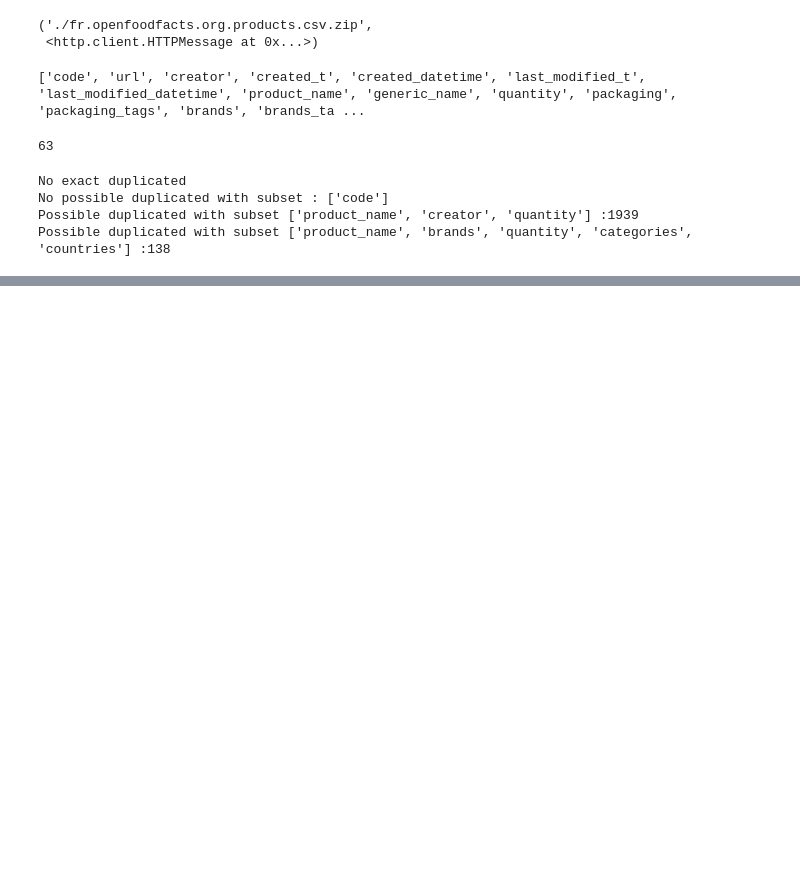
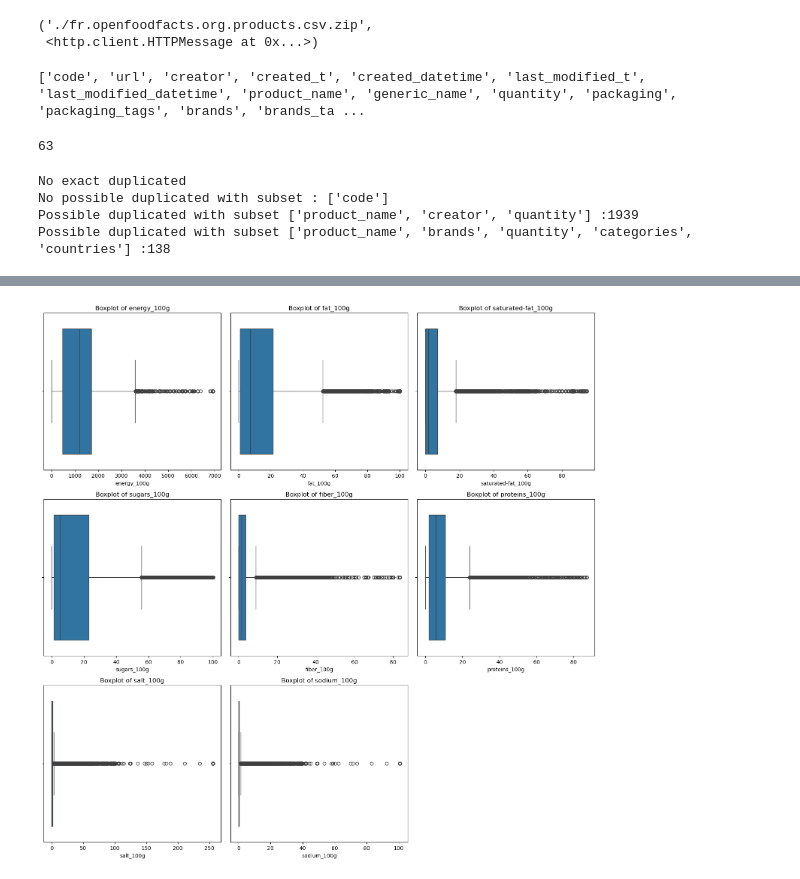
Before and after one commit to hystb/P2_OC_manipulating_data, a Jupyter notebook: Milan_Nicolas_1_notebook_072024.ipynb, the cells around one changed output, grey strips where cells are left out. Cells and saved outputs as stored; diff of their text form; code cells hidden in the pictures; blank space fills up the shorter version.

Commit message:
start outlier identification and add function for boxplot and histo

```diff
--- a/Milan_Nicolas_1_notebook_072024.ipynb
+++ b/Milan_Nicolas_1_notebook_072024.ipynb
@@ -166,3 +167,24 @@ d    0.283152
 50%             5.71       0.65         0.26
 75%            10.71       1.36         0.54
 max           430.00   64312.80     25320.00
+# %%
+def clean_outliers(df, columns, lower_percentile=0.01, upper_percentile=0.9999):
+    df_cleaned = df.copy()
+    for col in columns:
+        if np.issubdtype(df_cleaned[col].dtype, np.number):
+            lower = df_cleaned[col].quantile(lower_percentile)
+            upper = df_cleaned[col].quantile(upper_percentile)
+            df_cleaned[col] = df_cleaned[col].clip(lower, upper)
+        else:
+            print(f"Column {col} not a number.")
+    return df_cleaned
+# %%
+XClean = clean_outliers(XClean, numericColumns)
+# %%
+def plot_boxplots(df, columns):
+    plt.figure(figsize=(15, 5 * (len(columns) // 3 + 1)))
+    for i, col in enumerate(columns, 1):
+        plt.subplot(len(columns) // 3 + 1, 3, i)
+        sns.boxplot(x=df[col])
+    plt.tight_layout()
+    plt.show()
@@ -168,0 +201,4 @@ max           430.00   64312.80     25320.00
+# %%
+plot_boxplots(XClean, numericColumns)
+# %% [output]
+[figure, added]
```
Also changed, not shown: parts of 8 cells of this notebook.
